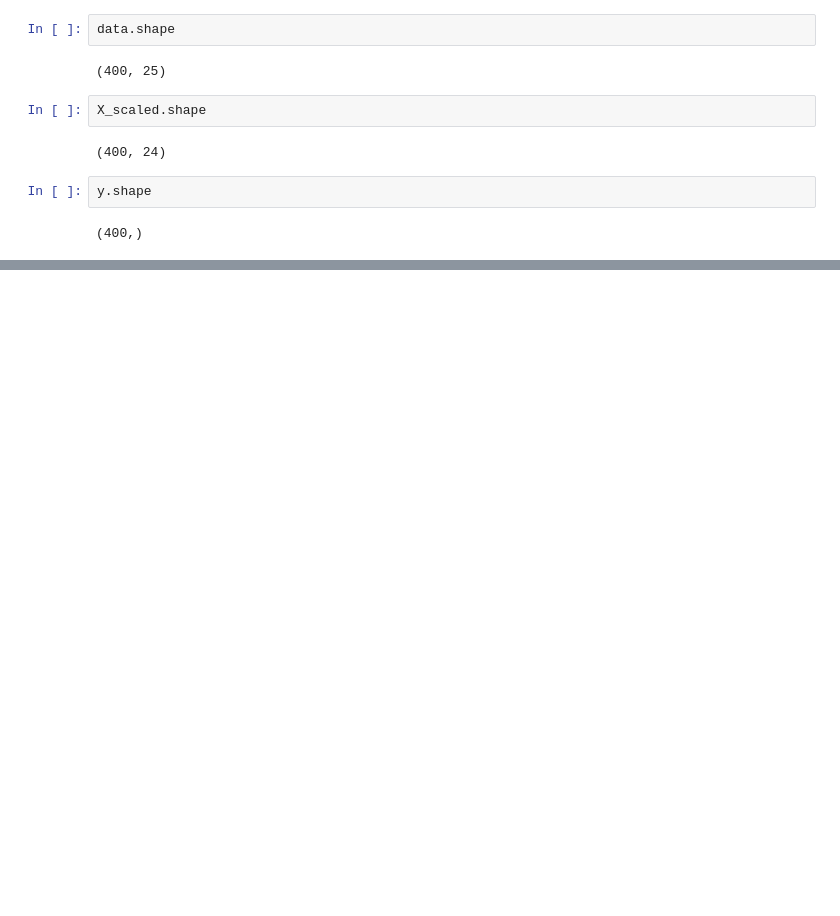
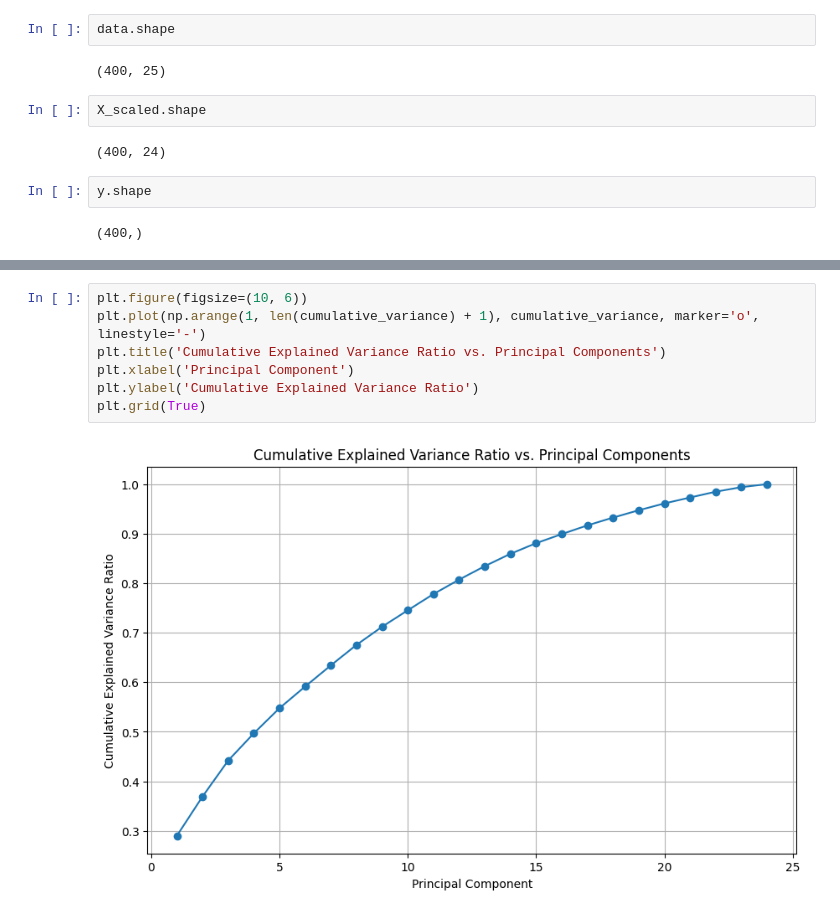
Before and after one commit to varshamqa/AIML_Practice_Repo_VSC1, a Jupyter notebook: AI_ML_PCA_Varsha.ipynb, the cells around one changed output, grey strips where cells are left out. Cells and saved outputs as stored; diff of their text form; blank space fills up the shorter version.

```diff
--- a/AI_ML_PCA_Varsha.ipynb
+++ b/AI_ML_PCA_Varsha.ipynb
@@ -678,0 +771,9 @@ y.shape
+# %%
+plt.figure(figsize=(10, 6))
+plt.plot(np.arange(1, len(cumulative_variance) + 1), cumulative_variance, marker='o', linestyle='-')
+plt.title('Cumulative Explained Variance Ratio vs. Principal Components')
+plt.xlabel('Principal Component')
+plt.ylabel('Cumulative Explained Variance Ratio')
+plt.grid(True)
+# %% [output]
+[figure, added]
```
Also changed, not shown: parts of 26 cells of this notebook.
